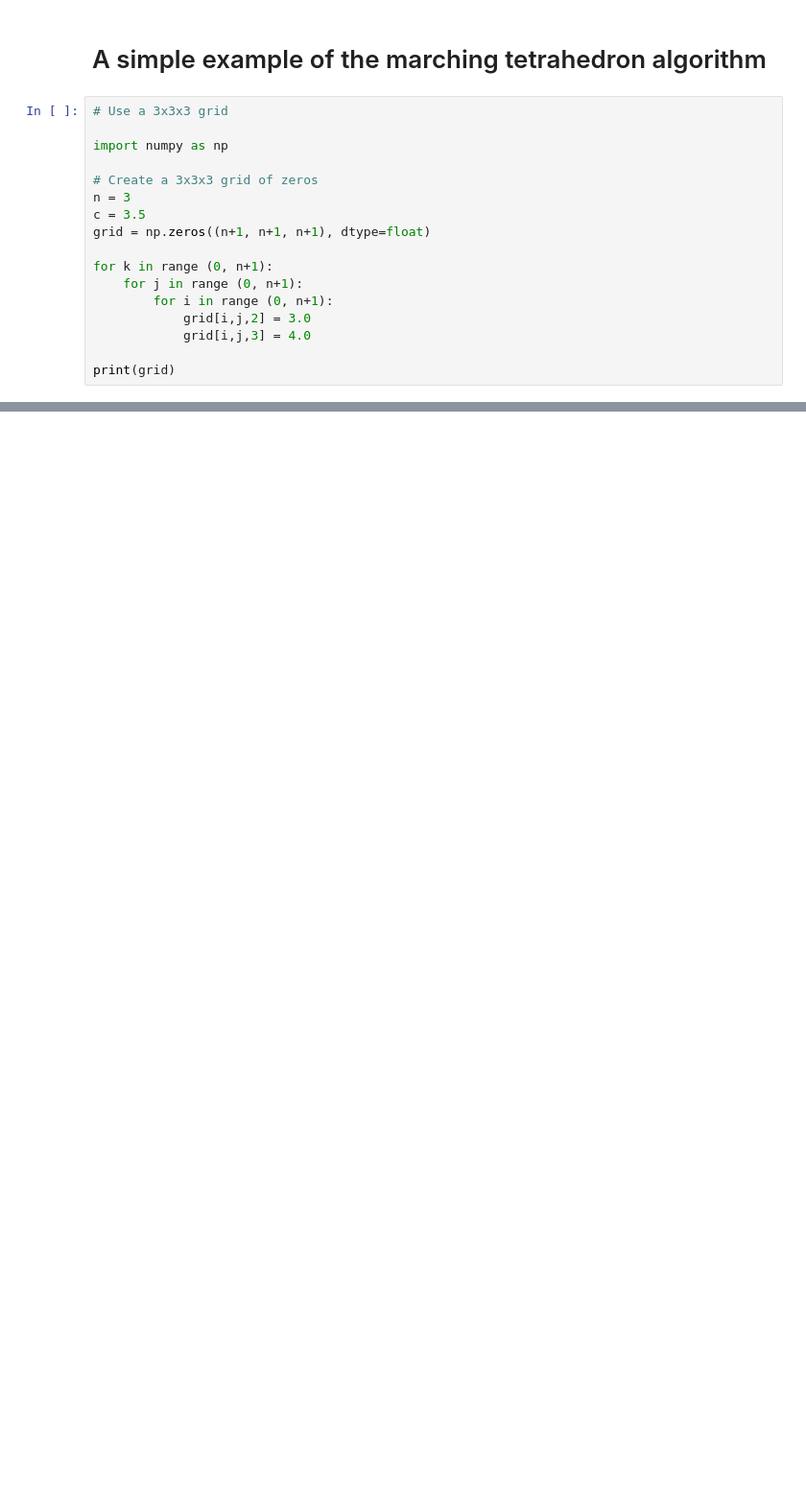
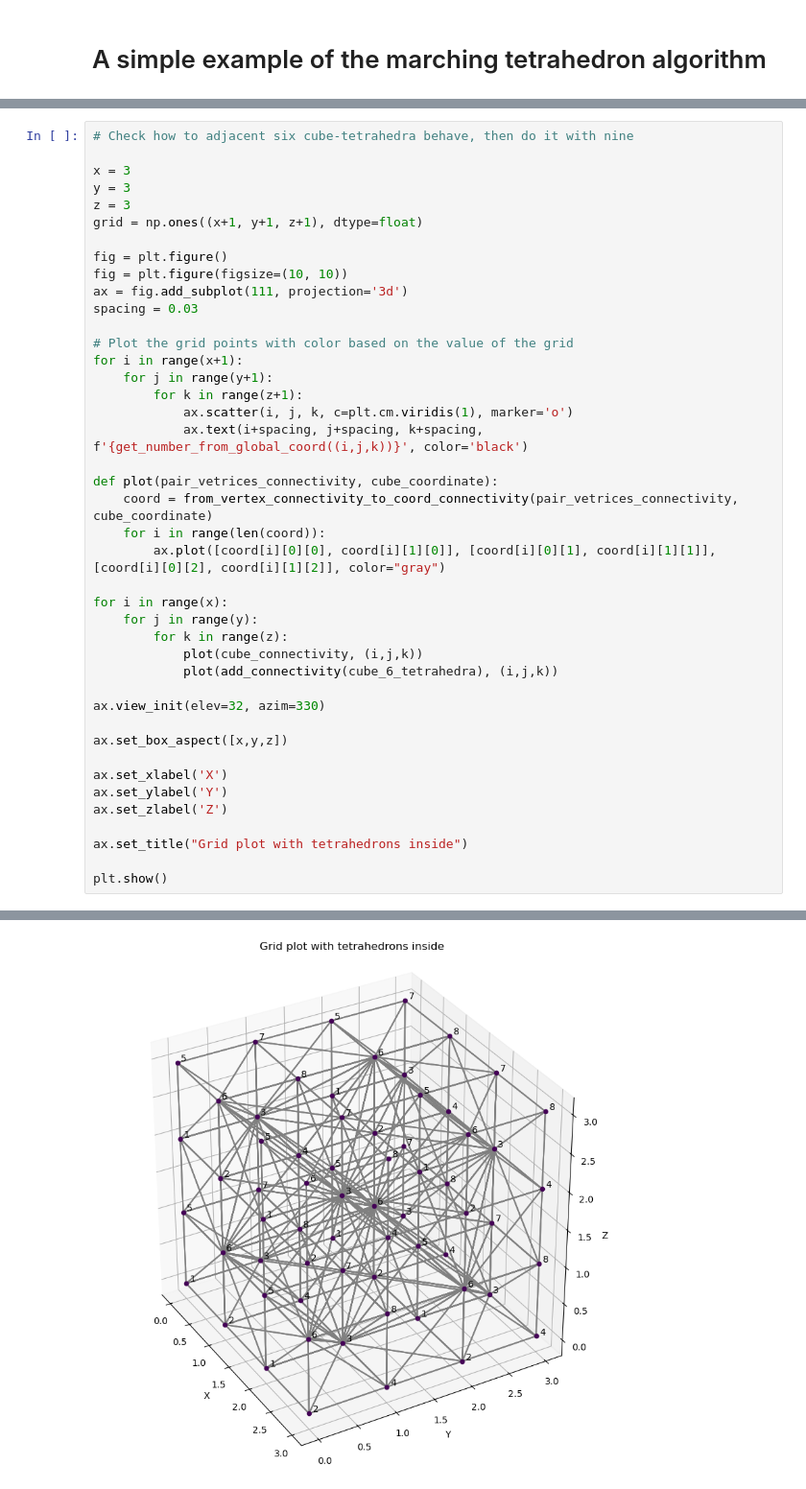
Before and after one commit to HliasGit/tetra, a Jupyter notebook: marching_tetra_python/marching_tetra.ipynb, the cells around one changed output, grey strips where cells are left out. Shown at 96% size. Cells and saved outputs as stored; diff of their text form; blank space fills up the shorter version.

Commit message:
feat: quick access to every cube and vertex using global coordinates

```diff
--- a/marching_tetra_python/marching_tetra.ipynb
+++ b/marching_tetra_python/marching_tetra.ipynb
@@ -1,19 +1,2 @@
 # %% [markdown]
 # A simple example of the marching tetrahedron algorithm
-# %%
-# Use a 3x3x3 grid
-
-import numpy as np
-
-# Create a 3x3x3 grid of zeros
-n = 3
-c = 3.5
-grid = np.zeros((n+1, n+1, n+1), dtype=float)
-
-for k in range (0, n+1):
-    for j in range (0, n+1):
-        for i in range (0, n+1):
-            grid[i,j,2] = 3.0
-            grid[i,j,3] = 4.0
-
-print(grid)
@@ -132,0 +284,43 @@ NameError: name 'np' is not defined
+# %%
+# Check how to adjacent six cube-tetrahedra behave, then do it with nine
+
+x = 3
+y = 3
+z = 3
+grid = np.ones((x+1, y+1, z+1), dtype=float)
+
+fig = plt.figure()
+fig = plt.figure(figsize=(10, 10))
+ax = fig.add_subplot(111, projection='3d')
+spacing = 0.03
+
+# Plot the grid points with color based on the value of the grid
+for i in range(x+1):
+    for j in range(y+1):
+        for k in range(z+1):
+            ax.scatter(i, j, k, c=plt.cm.viridis(1), marker='o')
+            ax.text(i+spacing, j+spacing, k+spacing, f'{get_number_from_global_coord((i,j,k))}', color='black')
+
+def plot(pair_vetrices_connectivity, cube_coordinate):
+    coord = from_vertex_connectivity_to_coord_connectivity(pair_vetrices_connectivity, cube_coordinate)
+    for i in range(len(coord)):
+        ax.plot([coord[i][0][0], coord[i][1][0]], [coord[i][0][1], coord[i][1][1]], [coord[i][0][2], coord[i][1][2]], color="gray")
+
+for i in range(x):
+    for j in range(y):
+        for k in range(z):
+            plot(cube_connectivity, (i,j,k))
+            plot(add_connectivity(cube_6_tetrahedra), (i,j,k))
+
+ax.view_init(elev=32, azim=330)
+
+ax.set_box_aspect([x,y,z])
+
+ax.set_xlabel('X')
+ax.set_ylabel('Y')
+ax.set_zlabel('Z')
+
+ax.set_title("Grid plot with tetrahedrons inside")
+
+plt.show()
+# %% [output]
@@ -132,0 +328 @@ NameError: name 'np' is not defined
+[figure, added]
```
Also changed, not shown: parts of 8 cells of this notebook.
